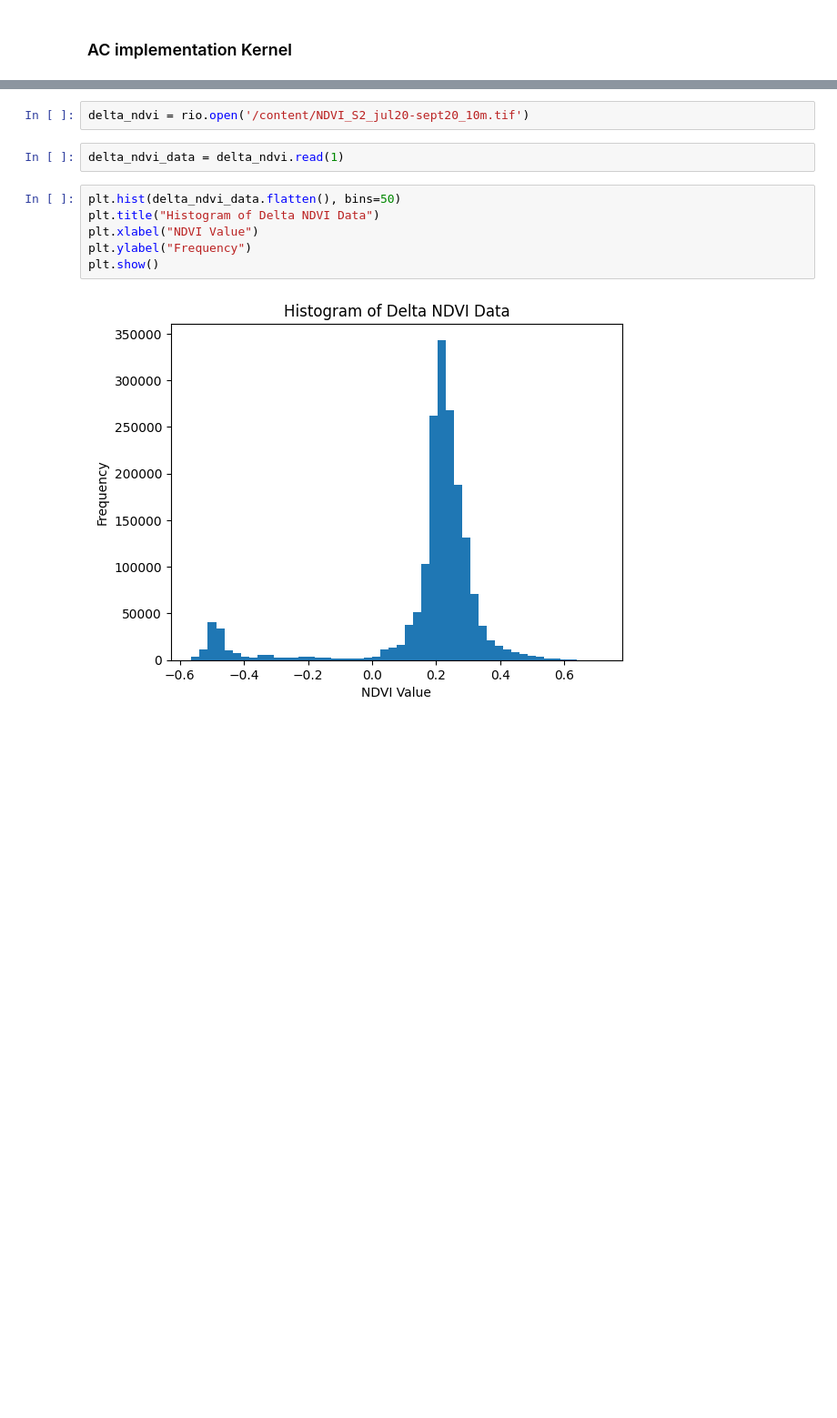
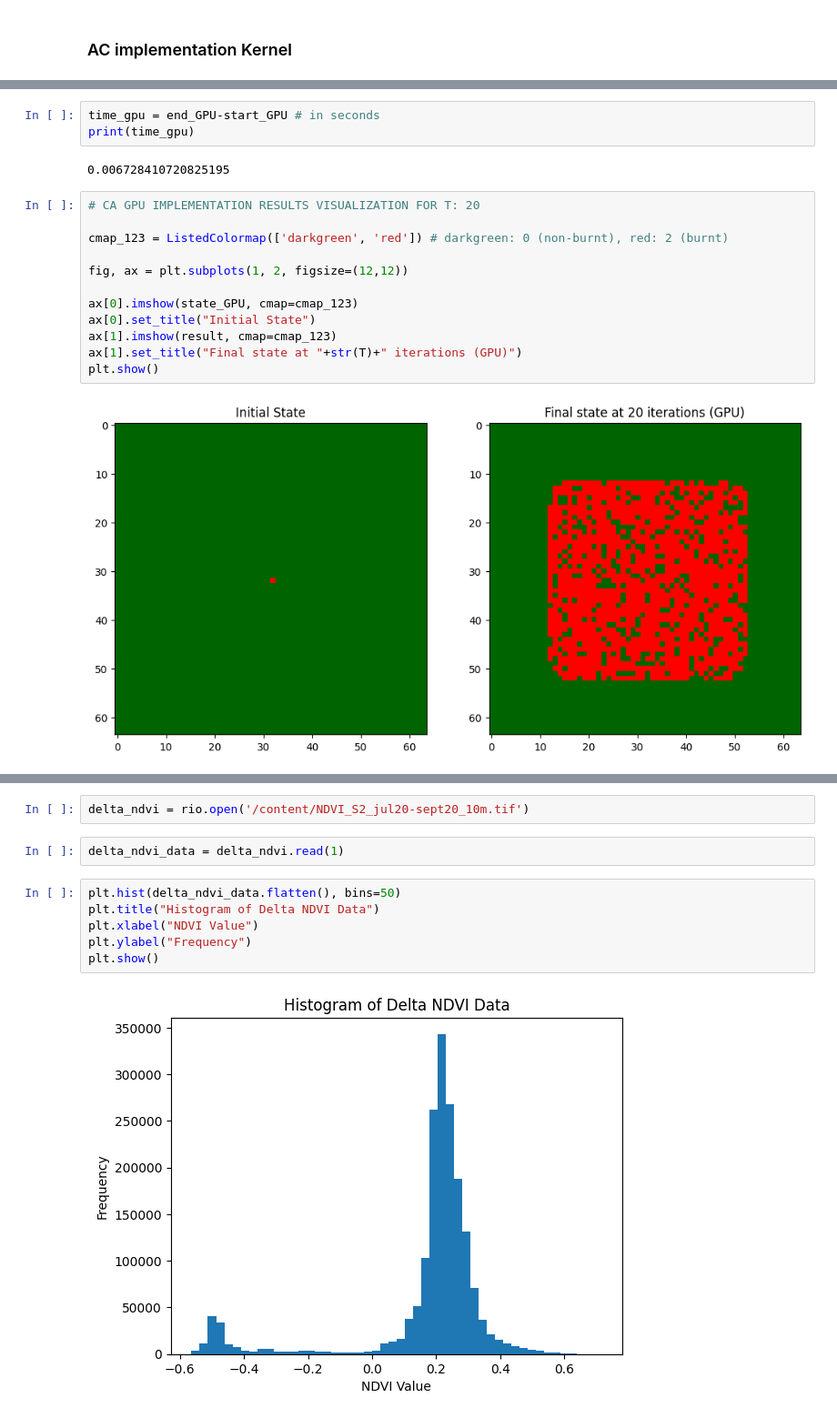
Before and after one commit to francobarrionuevoenv21/HPC_2025, a Jupyter notebook: Final_project/CA_Implt_GPUs_HPC2025.ipynb, the cells around one changed output, grey strips where cells are left out. Shown at 91% size. Saved outputs shown, nothing was run; the diff lists cells and outputs as text; blank space fills up the shorter version.

```diff
--- a/Final_project/CA_Implt_GPUs_HPC2025.ipynb
+++ b/Final_project/CA_Implt_GPUs_HPC2025.ipynb
@@ -213,0 +279,19 @@ mod = SourceModule ("""
+# %%
+time_gpu = end_GPU-start_GPU # in seconds
+print(time_gpu)
+# %% [output]
+0.006728410720825195
+# %%
+# CA GPU IMPLEMENTATION RESULTS VISUALIZATION FOR T: 20
+
+cmap_123 = ListedColormap(['darkgreen', 'red']) # darkgreen: 0 (non-burnt), red: 2 (burnt)
+
+fig, ax = plt.subplots(1, 2, figsize=(12,12))
+
+ax[0].imshow(state_GPU, cmap=cmap_123)
+ax[0].set_title("Initial State")
+ax[1].imshow(result, cmap=cmap_123)
+ax[1].set_title("Final state at "+str(T)+" iterations (GPU)")
+plt.show()
+# %% [output]
+[figure, added]
```
Also changed, not shown: parts of 53 cells of this notebook.
